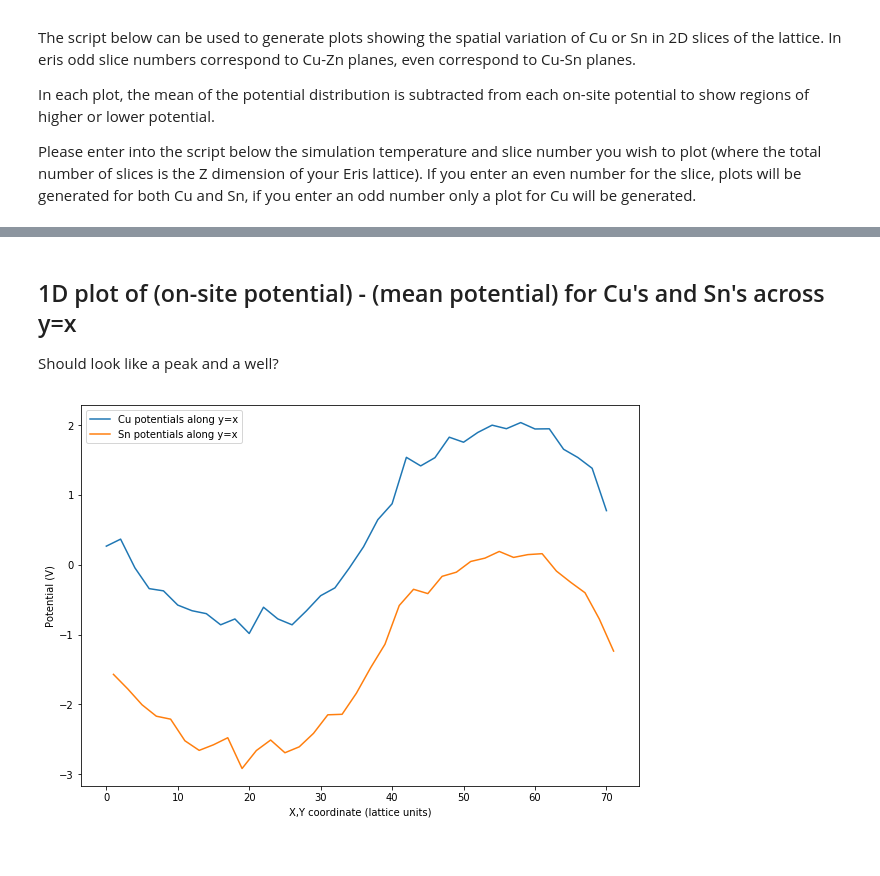
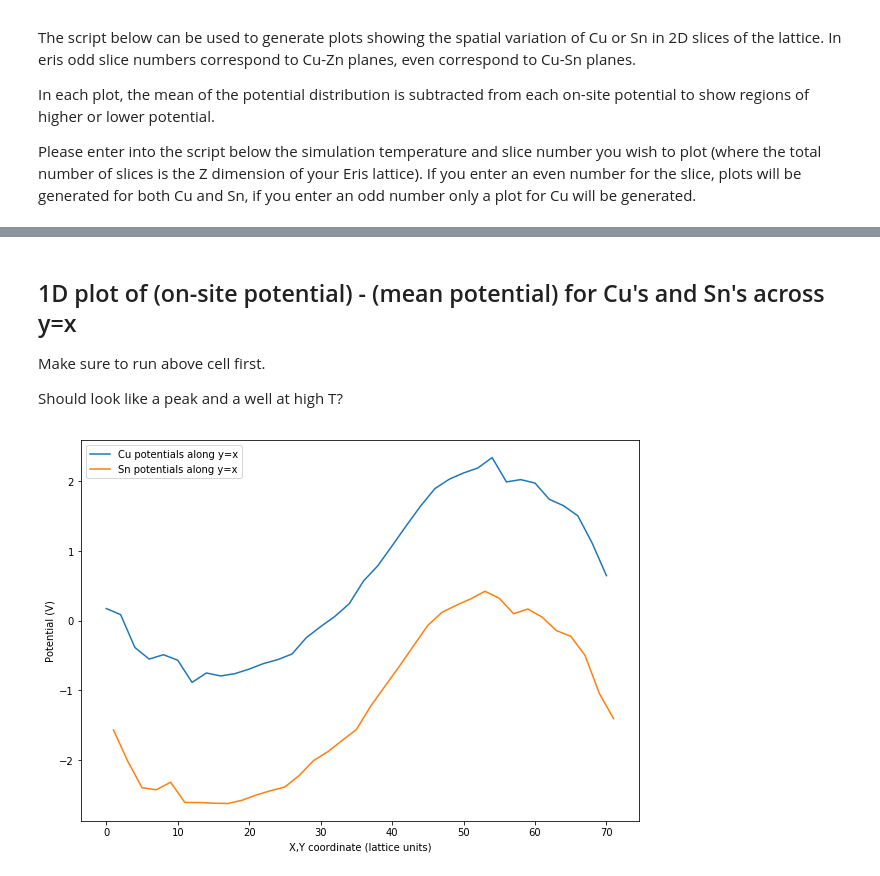
Before and after one commit to WMD-group/Eris, a Jupyter notebook: analysis-notebooks/band_tailing/Cu-Zn_disorder_band_tailing.ipynb, the cells around one changed output, grey strips where cells are left out. Saved outputs shown, nothing was run; the diff lists cells and outputs as text; code cells hidden in the pictures.

```diff
--- a/analysis-notebooks/band_tailing/Cu-Zn_disorder_band_tailing.ipynb
+++ b/analysis-notebooks/band_tailing/Cu-Zn_disorder_band_tailing.ipynb
@@ -159,7 +159,7 @@ import numpy as np
 from scipy import stats
 
 ### USER INPUTS ###
-T = 700 # in K
+T = 500 # in K
 slice_num = 66
 X_dim = 72
 Y_dim = 72
@@ -254,43 +254,30 @@ plt.show()
 # %% [markdown]
 ## 1D plot of (on-site potential) - (mean potential) for Cu's and Sn's across y=x
-Should look like a peak and a well?
+Make sure to run above cell first.
+
+Should look like a peak and a well at high T?
 # %%
-### USER INPUTS ###
-T = 700 # in K
-slice_num = 66 #Should be even for Cu-Sn slice
-###########################################################################
-
-# Loop over Cu_CuSnSlice and if x==y, write to file x and pot, then plot line
-# " " Sn ""
-
-#Cu_x_vals = Cu_CuSnSlice[:,0]
-#Cu_y_vals = Cu_CuSnSlice[:,1]
-#Cu_pots = Cu_CuSnSlice[:,2]
-
-#print(Sn_CuSnSlice[:,1])
-
-
 Cu_1D_pot = []
 Cu_1D_coord = []
 Sn_1D_pot = []
 Sn_1D_coord = []
 # Write y=x potentials for Cu
 for x,y,pot in zip(Cu_CuSnSlice[:,0], Cu_CuSnSlice[:,1], Cu_CuSnSlice[:,2]):
     if (int(x) == int(y)):
         Cu_1D_pot.append(pot*unit_conversion)
         Cu_1D_coord.append(x)
 # Write y=x potentials for Sn
 for x,y,pot in zip(Sn_CuSnSlice[:,0], Sn_CuSnSlice[:,1], Sn_CuSnSlice[:,2]):
     if (int(x) == int(y)):
         Sn_1D_pot.append(pot*unit_conversion)
         Sn_1D_coord.append(x)
 
 fig = plt.figure(figsize = (10,7))
 plt.plot(Cu_1D_coord, Cu_1D_pot, label='Cu potentials along y=x')
 plt.plot(Sn_1D_coord, Sn_1D_pot, label='Sn potentials along y=x')
 plt.xlabel("X,Y coordinate (lattice units)")
 plt.ylabel("Potential (V)")
 plt.legend()
 plt.show()
 # %% [output]
-[figure, old version]
+[figure, new version]
```
Also changed, not shown: parts of 1 cell of this notebook.
